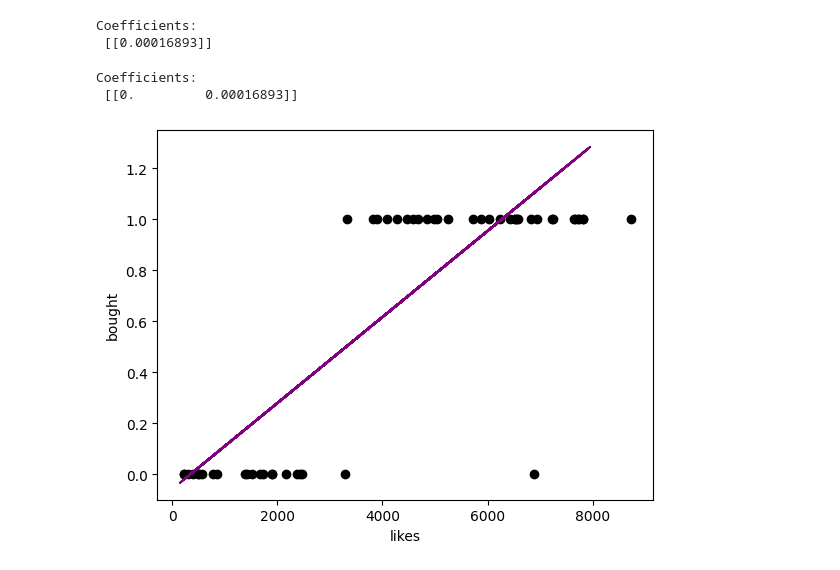
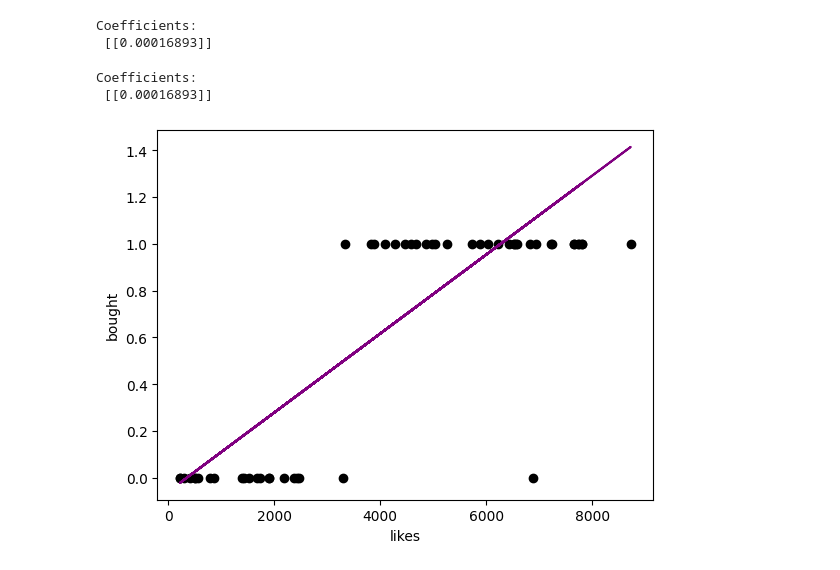
Before and after one commit to javierpardollama/JUKEBOX, a Jupyter notebook: ia/polinomial.ipynb, the cells around one changed output. Cells and saved outputs as stored; diff of their text form; code cells hidden in the pictures.

```diff
--- a/ia/polinomial.ipynb
+++ b/ia/polinomial.ipynb
@@ -200,8 +200,11 @@ data.rename(columns = {'is_bought':'target'}, inplace=True )
 # %%
 X = np.array(data['likes']).reshape(-1, 1)
 Y = np.array(data['target']).reshape(-1, 1)
+# %%
+poly = PolynomialFeatures(degree=1, include_bias=False)
+poly_features = poly.fit_transform(X)
 # %%
-x_train, x_test, y_train, y_test = train_test_split(X, Y, test_size=0.33, random_state=42)
+x_train, x_test, y_train, y_test = train_test_split(poly_features, Y, test_size=0.33, random_state=42)
 # %%
 lr = LinearRegression()
 lr.fit(x_train, y_train)
@@ -218,19 +213,21 @@ y_pred_poly = lr_2.predict(X_poly)  # Polynomial Regression
+# %%
+y_pred_poly = lr.predict(x_test)  # Polynomial Regression
 # %%
 print("Coefficients: \n", lr.coef_)
 # %% [output]
 Coefficients:
  [[0.00016893]]
 # %%
-print("Coefficients: \n", lr_2.coef_)
+print("Coefficients: \n", lr.coef_)
 # %% [output]
 Coefficients:
- [[0.         0.00016893]]
+ [[0.00016893]]
 # %%
 plt.scatter(x_test, y_test, color="black")
-plt.plot(x_train, y_pred_poly, color='purple')
+plt.plot(x_test, y_pred_poly, color='purple')
 plt.xlabel('likes')
 plt.ylabel('bought')
 
 plt.show()
 # %% [output]
-[figure, old version]
+[figure, new version]
```
Also changed, not shown: parts of 2 cells of this notebook.
